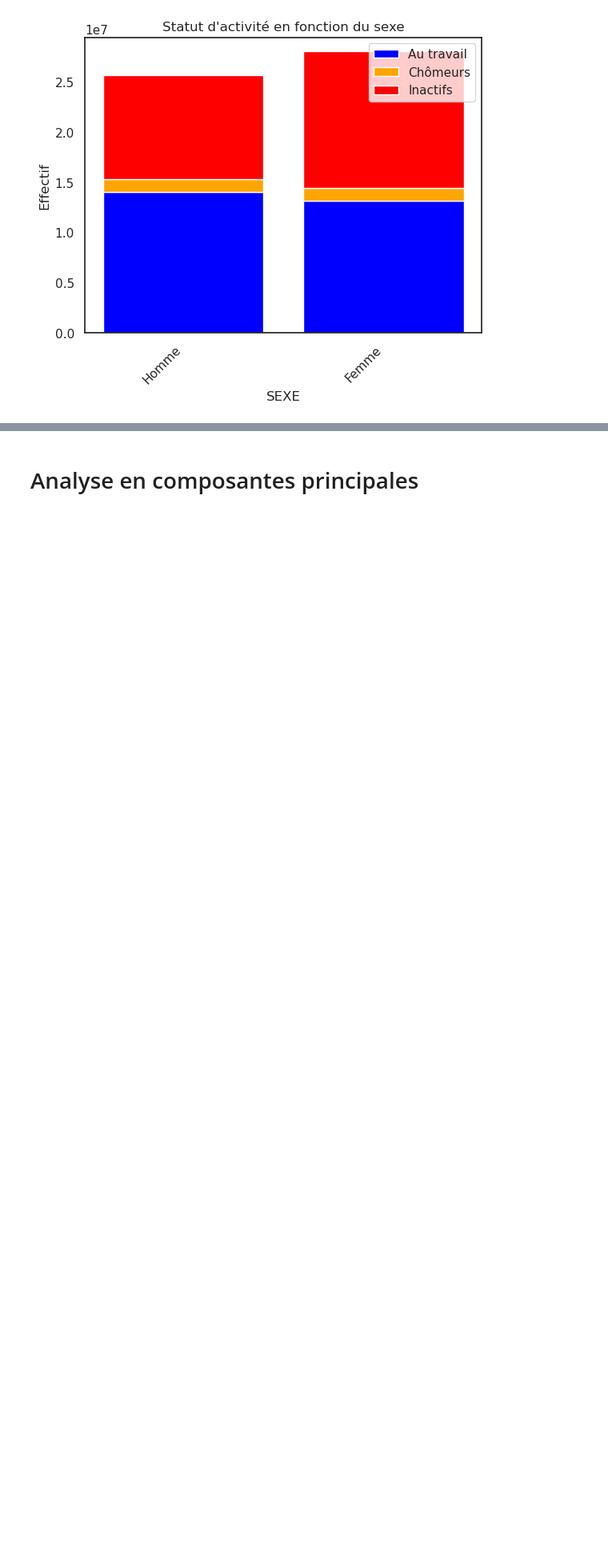
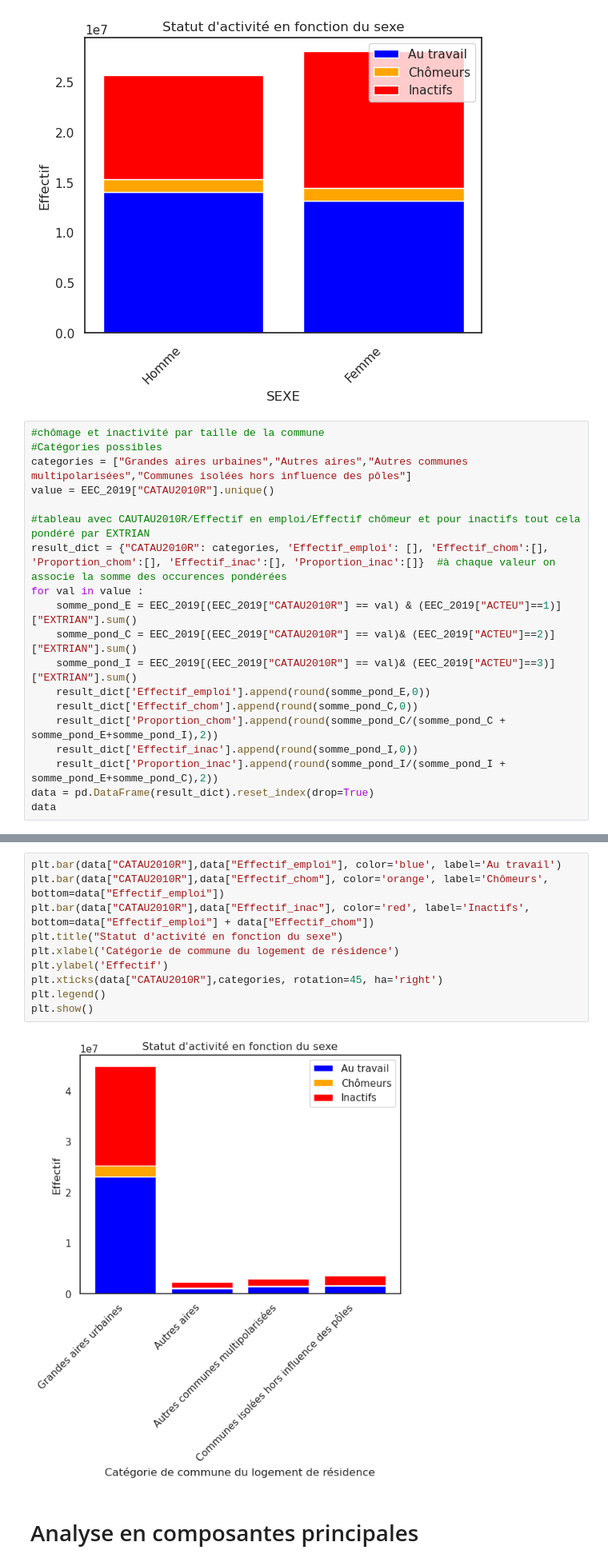
Before and after one commit to Alexis-Barrau/python_ensae, a Jupyter notebook: Scripts/Script first analysis.ipynb, the cells around one changed output, grey strips where cells are left out. Shown at 80% size. Saved outputs shown, nothing was run; the diff lists cells and outputs as text; blank space fills up the shorter version.

Commit message:
statut par catégorie de communes

```diff
--- a/Scripts/Script first analysis.ipynb
+++ b/Scripts/Script first analysis.ipynb
@@ -183,3 +183,22 @@ plt.legend()
 plt.show()
 # %% [output]
 [figure]
+# %%
+#chômage et inactivité par taille de la commune
+#Catégories possibles
+categories = ["Grandes aires urbaines","Autres aires","Autres communes multipolarisées","Communes isolées hors influence des pôles"]
+value = EEC_2019["CATAU2010R"].unique()
+
+#tableau avec CAUTAU2010R/Effectif en emploi/Effectif chômeur et pour inactifs tout cela pondéré par EXTRIAN
+result_dict = {"CATAU2010R": categories, 'Effectif_emploi': [], 'Effectif_chom':[], 'Proportion_chom':[], 'Effectif_inac':[], 'Proportion_inac':[]}  #à chaque valeur on associe la somme des occurences pondérées
+for val in value :
+    somme_pond_E = EEC_2019[(EEC_2019["CATAU2010R"] == val) & (EEC_2019["ACTEU"]==1)]["EXTRIAN"].sum()
+    somme_pond_C = EEC_2019[(EEC_2019["CATAU2010R"] == val)& (EEC_2019["ACTEU"]==2)]["EXTRIAN"].sum()
+    somme_pond_I = EEC_2019[(EEC_2019["CATAU2010R"] == val)& (EEC_2019["ACTEU"]==3)]["EXTRIAN"].sum()
+    result_dict['Effectif_emploi'].append(round(somme_pond_E,0))
+    result_dict['Effectif_chom'].append(round(somme_pond_C,0))
+    result_dict['Proportion_chom'].append(round(somme_pond_C/(somme_pond_C + somme_pond_E+somme_pond_I),2))
+    result_dict['Effectif_inac'].append(round(somme_pond_I,0))
+    result_dict['Proportion_inac'].append(round(somme_pond_I/(somme_pond_I + somme_pond_E+somme_pond_C),2))
+data = pd.DataFrame(result_dict).reset_index(drop=True)
+data
@@ -186,3 +211,15 @@ plt.show()
+# %%
+plt.bar(data["CATAU2010R"],data["Effectif_emploi"], color='blue', label='Au travail')
+plt.bar(data["CATAU2010R"],data["Effectif_chom"], color='orange', label='Chômeurs', bottom=data["Effectif_emploi"])
+plt.bar(data["CATAU2010R"],data["Effectif_inac"], color='red', label='Inactifs', bottom=data["Effectif_emploi"] + data["Effectif_chom"])
+plt.title("Statut d'activité en fonction du sexe")
+plt.xlabel('Catégorie de commune du logement de résidence')
+plt.ylabel('Effectif')
+plt.xticks(data["CATAU2010R"],categories, rotation=45, ha='right')
+plt.legend()
+plt.show()
+# %% [output]
+[figure, added]
 # %% [markdown]
 # Analyse en composantes principales
 # %% [markdown]
```
Also changed, not shown: parts of 1 cell of this notebook.
